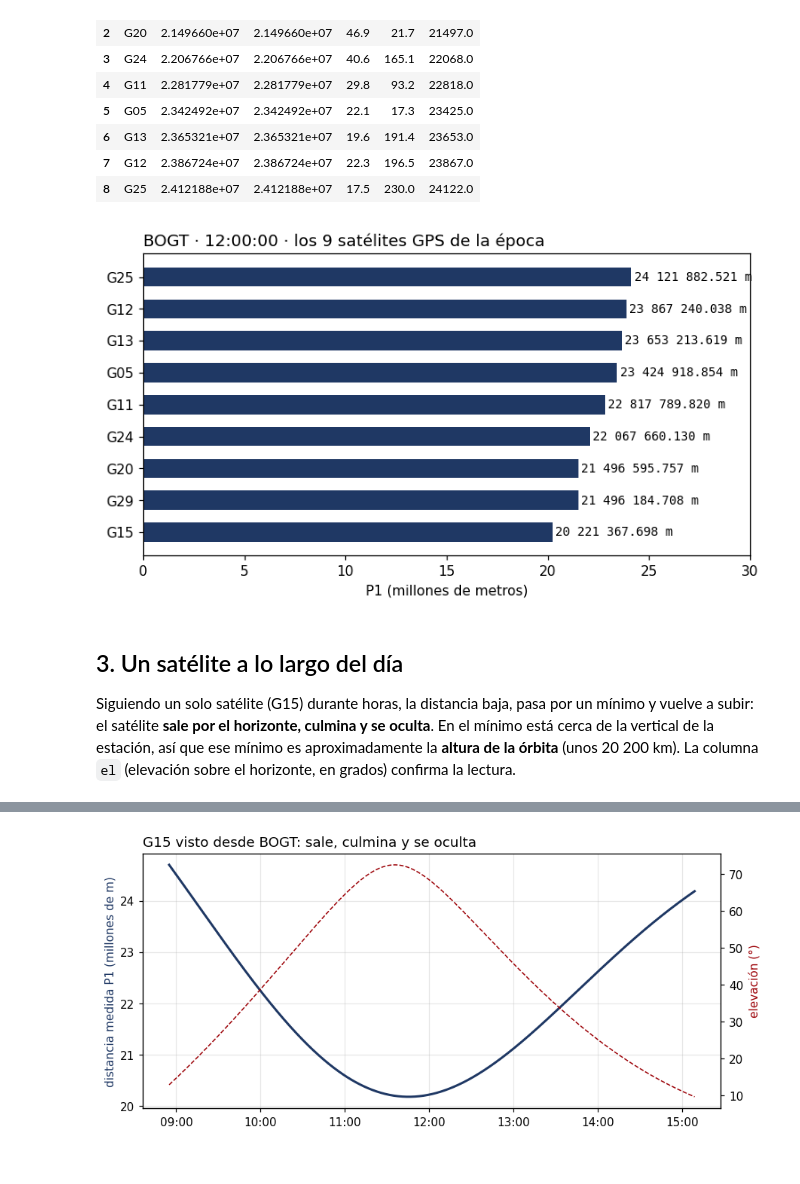
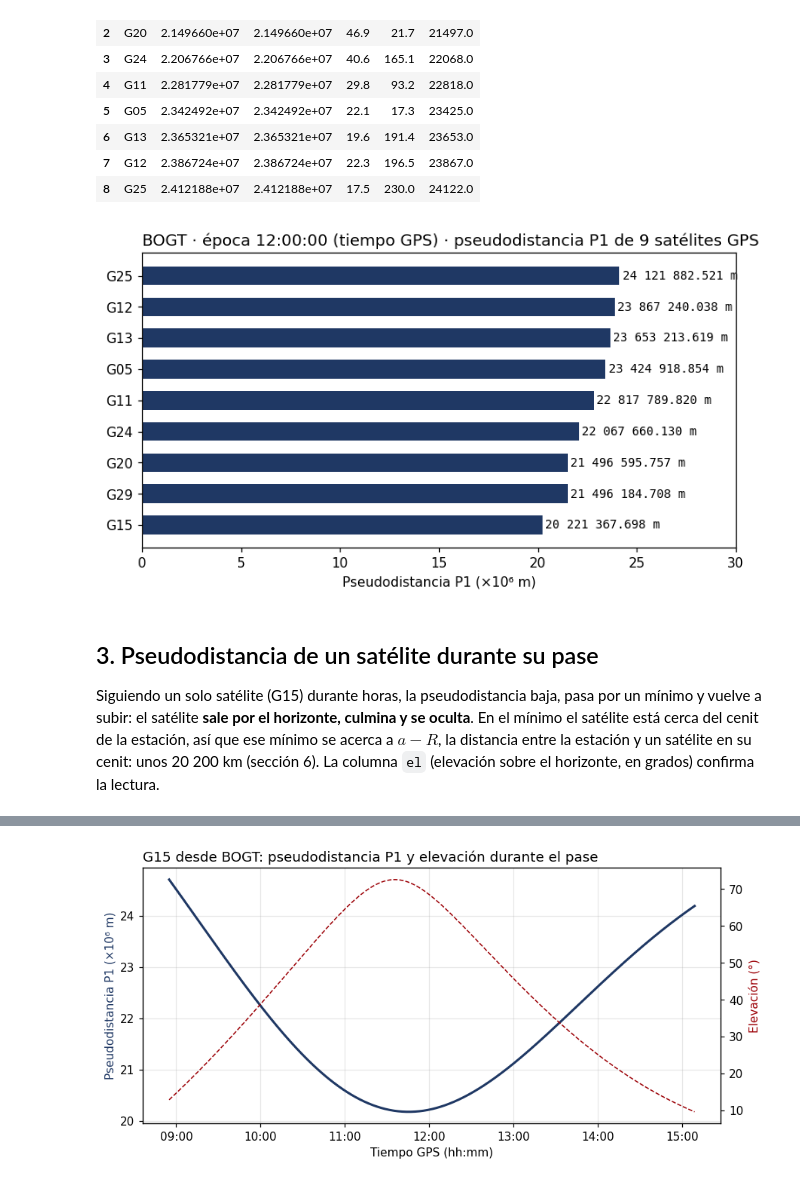
Before and after one commit to jdavidortega/Geographic_Data_Science_with_Python, a Jupyter notebook: Geospatial/gnss_pseudodistancia.ipynb, the cells around one changed output, grey strips where cells are left out. Saved outputs shown, nothing was run; the diff lists cells and outputs as text; code cells hidden in the pictures.

Commit message:
Ampliación de las expliaciones de la psudodistancia dada un receptor con ubicación conocida

```diff
--- a/Geospatial/gnss_pseudodistancia.ipynb
+++ b/Geospatial/gnss_pseudodistancia.ipynb
@@ -72,5 +74,5 @@ plt.rcParams.update({"figure.dpi": 110, "font.size": 10})
 AZUL, ROJO, VERDE, GRIS, NARANJA = "#1F3864", "#9C0006", "#375623", "#7F7F7F", "#C55A11"
 
 # velocidad de la luz en el vacío (m/s): valor exacto, porque define el metro en el SI
-C = 299_792_458.0
+C = 299792458.0
 # %% [markdown]
@@ -147,6 +149,8 @@ def leer_obs_gps(ruta):
             enc["receptor"] = l[20:40].strip()
         elif etiqueta == "ANT # / TYPE":
             enc["antena"] = l[20:40].strip()
+        elif etiqueta == "ANTENNA: DELTA H/E/N":
+            enc["antena_dh"] = float(l[:14])                  # altura de la antena sobre el marcador (m)
         elif etiqueta == "INTERVAL":
             enc["intervalo_s"] = float(l[:60])
         i += 1
@@ -227,7 +231,7 @@ def segundos_de_semana(t):
     return dt.dt.total_seconds().values % 604800
 
 def posicion_satelite(e, t_em):
-    """Posición (x, y, z, m) y error del reloj (s) del satélite en el instante de emisión t_em (segundos de la semana).
+    """Posición (x, y, z, m) y desfase del reloj (s) del satélite en el instante de emisión t_em (segundos de la semana).
     e: tabla de efemérides alineada fila a fila con t_em. Algoritmo de IS-GPS-200 (órbita kepleriana + correcciones)."""
     ajuste = lambda dt: dt - 604800 * np.round(dt / 604800)      # por si el intervalo cruza el cambio de semana
     A = e.sqrtA.values ** 2                                      # semieje mayor
@@ -256,13 +260,21 @@ O = obs.dropna(subset=["C1C"])[["t", "sv", "C1C", "P2", "L1C", "S1C"]].rename(co
 O = pd.merge_asof(O.sort_values("t"), nav.sort_values("toc"), left_on="t", right_on="toc", by="sv",
                   direction="nearest", tolerance=pd.Timedelta("4h")).dropna(subset=["sqrtA"]).reset_index(drop=True)
 
-# la señal llegó en t (reloj del receptor) y salió τ segundos antes; τ se refina con la distancia geométrica
+# instante de emisión: el receptor midió el retardo P1/c con su propio reloj y con el del satélite, así que
+# t − P1/c es la hora de emisión según el reloj del satélite, y restando δtˢ queda en tiempo GPS.
+# Se usa P1 y no la distancia geométrica: t está marcado con el reloj del receptor, y solo P1 lleva su desfase para cancelarlo.
 t_rec = segundos_de_semana(O.t)
-tau = O.P1.values / C
-for _ in range(4):
-    pos, dts = posicion_satelite(O, t_rec - tau)
-    ang = OMEGA_E * tau                                          # la Tierra giró mientras la señal viajaba: se lleva el satélite
-    pos = np.c_[np.cos(ang) * pos[:, 0] + np.sin(ang) * pos[:, 1], -np.sin(ang) * pos[:, 0] + np.cos(ang) * pos[:, 1], pos[:, 2]]   # al sistema de la Tierra en t
+t_em = t_rec - O.P1.values / C
+_, dts = posicion_satelite(O, t_em)
+t_em = t_em - dts
+pos, dts = posicion_satelite(O, t_em)
+
+# la Tierra giró mientras la señal viajaba (τ = r/c): se lleva el satélite al sistema de la Tierra en el instante de recepción
+pos_em = pos
+tau = np.linalg.norm(pos_em - rx, axis=1) / C
+for _ in range(3):
+    ang = OMEGA_E * tau
+    pos = np.c_[np.cos(ang) * pos_em[:, 0] + np.sin(ang) * pos_em[:, 1], -np.sin(ang) * pos_em[:, 0] + np.cos(ang) * pos_em[:, 1], pos_em[:, 2]]
     tau = np.linalg.norm(pos - rx, axis=1) / C
 
 def xyz_a_geodesicas(X, Y, Z, a=6378137.0, f=1/298.257223563):
@@ -349,14 +416,14 @@ ax.barh(ep.sv, ep.P1 / 1e6, color=AZUL, height=0.6)
 for sv, valor in zip(ep.sv, ep.P1):
     ax.text(valor / 1e6 + 0.15, sv, f"{valor:,.3f} m".replace(",", " "), va="center", family="monospace", fontsize=9)
 ax.set_xlim(0, 30)
-ax.set_xlabel("P1 (millones de metros)")
-ax.set_title(f"{ESTACION[:4]} · {HORA} · los {len(ep)} satélites GPS de la época", loc="left");
+ax.set_xlabel("Pseudodistancia P1 (×10⁶ m)")
+ax.set_title(f"{ESTACION[:4]} · época {HORA} (tiempo GPS) · pseudodistancia P1 de {len(ep)} satélites GPS", loc="left");
 # %% [output]
-[figure, old version]
+[figure, new version]
 # %% [markdown]
-## 3. Un satélite a lo largo del día
+## 3. Pseudodistancia de un satélite durante su pase
 
-Siguiendo un solo satélite (G15) durante horas, la distancia baja, pasa por un mínimo y vuelve a subir: el satélite **sale por el horizonte, culmina y se oculta**. En el mínimo está cerca de la vertical de la estación, así que ese mínimo es aproximadamente la **altura de la órbita** (unos 20 200 km). La columna `el` (elevación sobre el horizonte, en grados) confirma la lectura.
+Siguiendo un solo satélite (G15) durante horas, la pseudodistancia baja, pasa por un mínimo y vuelve a subir: el satélite **sale por el horizonte, culmina y se oculta**. En el mínimo el satélite está cerca del cenit de la estación, así que ese mínimo se acerca a $a - R$, la distancia entre la estación y un satélite en su cenit: unos 20 200 km (sección 6). La columna `el` (elevación sobre el horizonte, en grados) confirma la lectura.
 # %%
 g15 = D[D.sv == SAT].set_index("t").sort_index()      # el satélite elegido (G15 en el ejemplo)
 
@@ -368,16 +435,17 @@ pase = g15[numero_de_pase == pase_de_las_12]
 
 duracion_min = (pase.index[-1] - pase.index[0]).total_seconds() / 60
 print(f"{SAT} visible de {pase.index[0].strftime('%H:%M')} a {pase.index[-1].strftime('%H:%M')} ({duracion_min:.0f} min)")
-print(f"distancia mínima {pase.P1.min():,.0f} m a las {pase.P1.idxmin().strftime('%H:%M:%S')}, con elevación {pase.el.max():.1f}°")
+print(f"pseudodistancia mínima {pase.P1.min():,.0f} m a las {pase.P1.idxmin().strftime('%H:%M:%S')}; elevación máxima {pase.el.max():.1f}°".replace(",", " "))
 
 fig, ax1 = plt.subplots(figsize=(9, 4))
 ax2 = ax1.twinx()                                   # segundo eje para la elevación
 ax1.plot(pase.index, pase.P1 / 1e6, color=AZUL, lw=2)
 ax2.plot(pase.index, pase.el, color=ROJO, lw=1, ls="--")
-ax1.set_ylabel("distancia medida P1 (millones de m)", color=AZUL)
-ax2.set_ylabel("elevación (°)", color=ROJO)
+ax1.set_ylabel("Pseudodistancia P1 (×10⁶ m)", color=AZUL)
+ax2.set_ylabel("Elevación (°)", color=ROJO)
 ax1.xaxis.set_major_formatter(mdates.DateFormatter("%H:%M"))
-ax1.set_title(f"{SAT} visto desde {ESTACION[:4]}: sale, culmina y se oculta", loc="left")
+ax1.set_xlabel("Tiempo GPS (hh:mm)")
+ax1.set_title(f"{SAT} desde {ESTACION[:4]}: pseudodistancia P1 y elevación durante el pase", loc="left")
 ax1.grid(alpha=0.3);
 # %% [output]
 G15 visible de 08:55 a 15:09 (374 min)
@@ -385,2 +453,2 @@ distancia mínima 20,180,322 m a las 11:45:30, con elevación 72.5°
-[figure, old version]
+[figure, new version]
 # %% [markdown]
```
Also changed, not shown: parts of 31 cells of this notebook.
